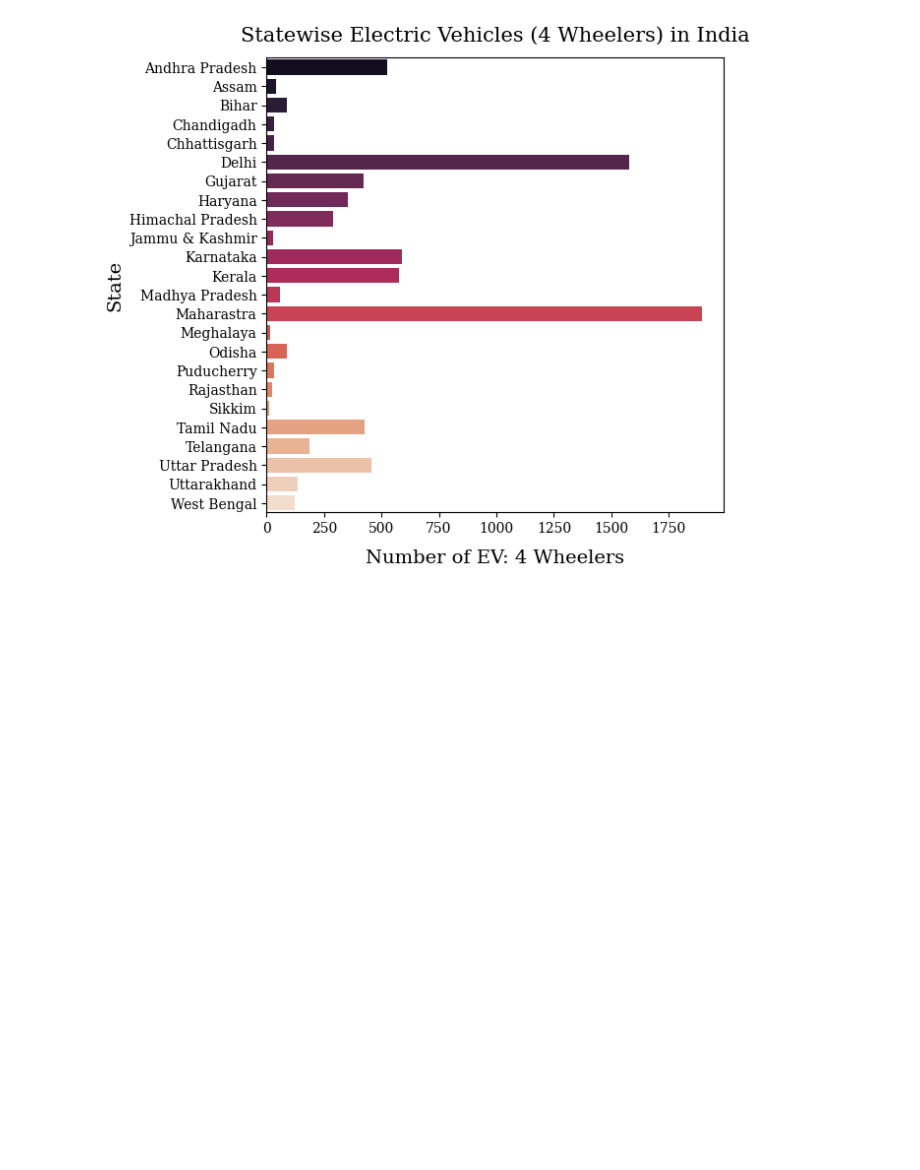
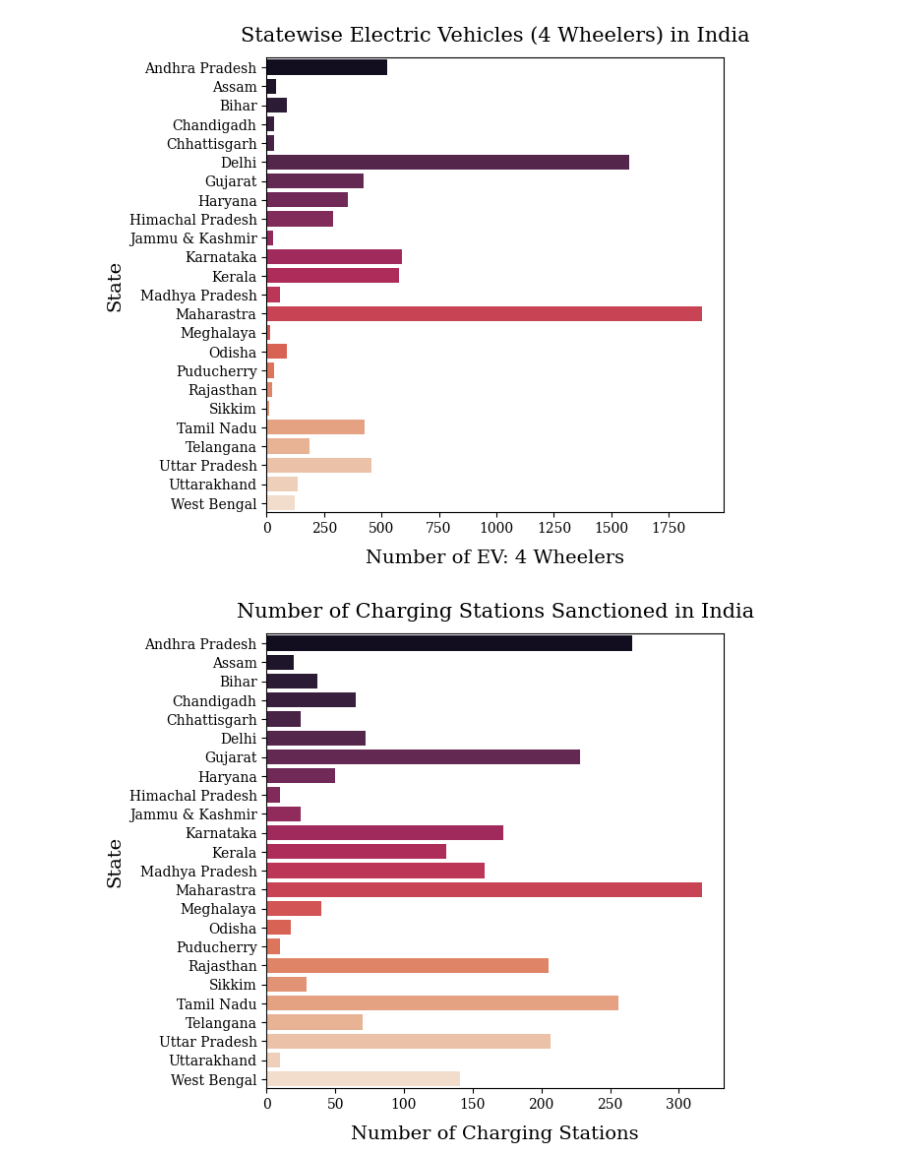
Before and after one commit to HereticInquisitor/EV-segmentation, a Jupyter notebook: test.ipynb, the cells around one changed output. Cells and saved outputs as stored; diff of their text form; code cells hidden in the pictures; blank space fills up the shorter version.

```diff
--- a/test.ipynb
+++ b/test.ipynb
@@ -188,3 +188,14 @@ plt.title(label='Statewise Electric Vehicles (4 Wheelers) in India', weight=200,
 plt.show()
 # %% [output]
 [figure]
+# %%
+plt.figure(figsize=(6, 6))
+sns.barplot(data=df1, y=df1['Region'].sort_values(ascending=True), x='Chargers', palette='rocket')
+plt.ylabel('State', fontsize=14, family='serif')
+plt.xlabel('Number of Charging Stations', family='serif', fontsize=14, labelpad=10)
+plt.xticks(family='serif')
+plt.yticks(family='serif')
+plt.title(label='Number of Charging Stations Sanctioned in India', weight=200, family='serif', size=15, pad=12)
+plt.show()
+# %% [output]
+[figure, added]
```
Also changed, not shown: parts of 33 cells of this notebook.
